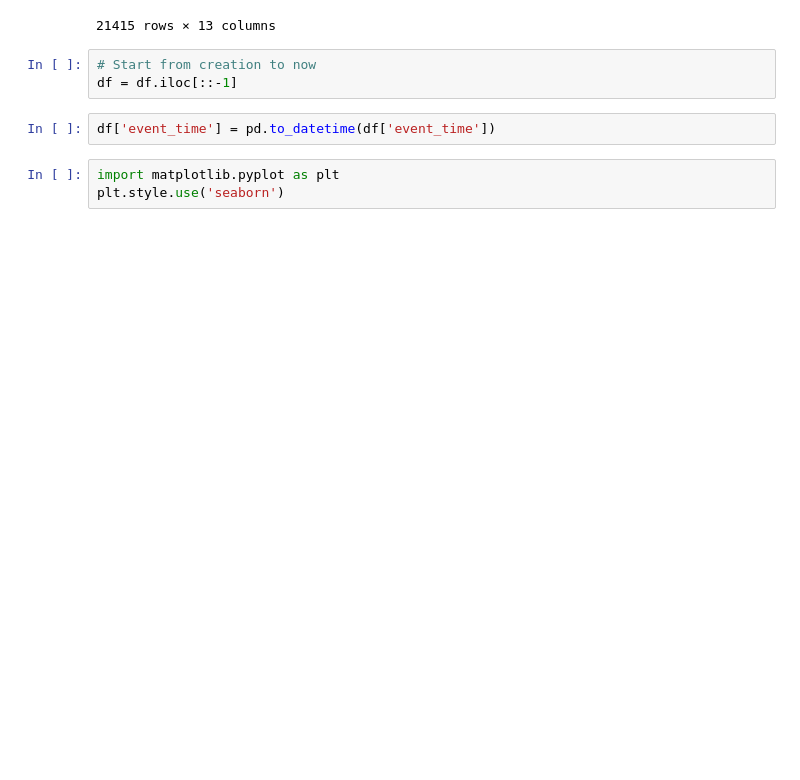
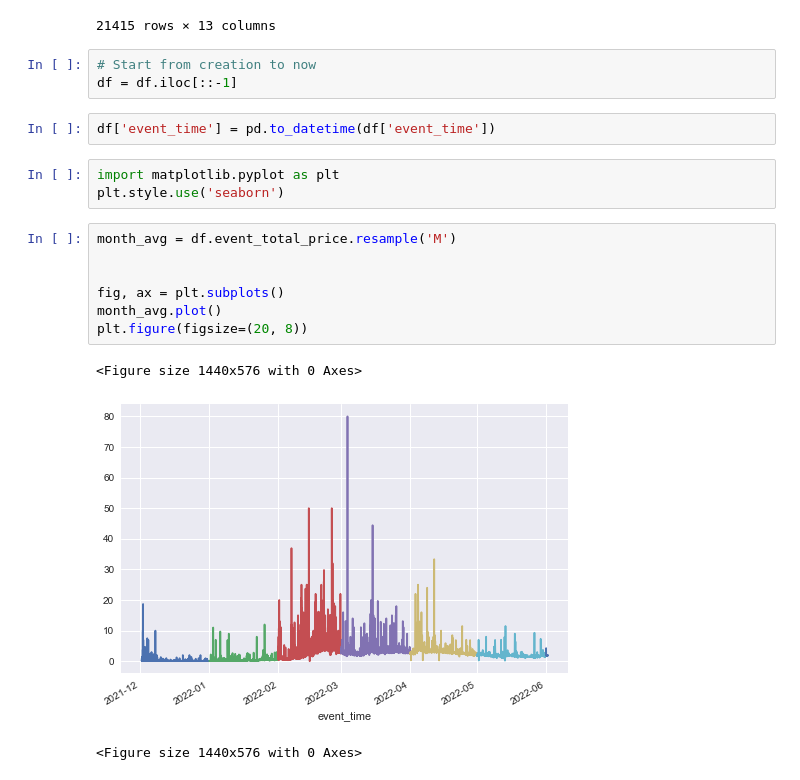
Before and after one commit to KrisOei/retrieve_openseas, a Jupyter notebook: clean_data.ipynb, the cells around one changed output. Cells and saved outputs as stored; diff of their text form; blank space fills up the shorter version.

Commit message:
graph

```diff
--- a/clean_data.ipynb
+++ b/clean_data.ipynb
@@ -79,3 +79,14 @@ df['event_time'] = pd.to_datetime(df['event_time'])
 # %%
 import matplotlib.pyplot as plt
 plt.style.use('seaborn')
+# %%
+month_avg = df.event_total_price.resample('M')
+
+
+fig, ax = plt.subplots()
+month_avg.plot()
+plt.figure(figsize=(20, 8))
+# %% [output]
+<Figure size 1440x576 with 0 Axes>
+[figure, added]
+<Figure size 1440x576 with 0 Axes>
```
